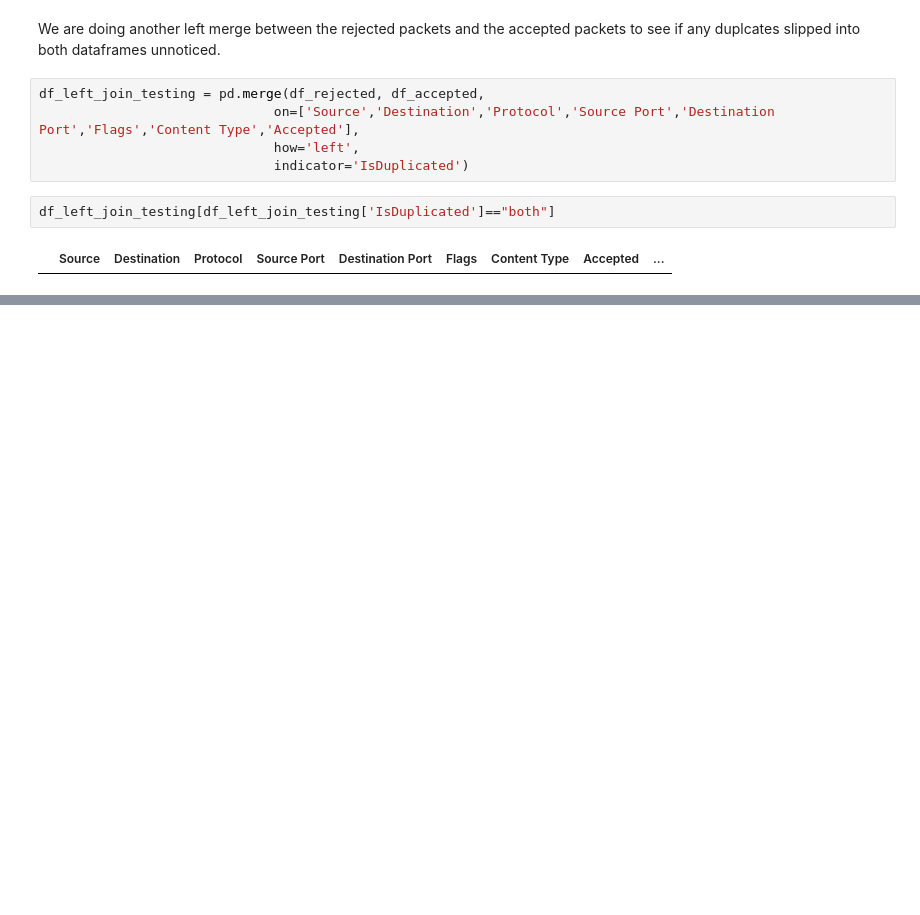
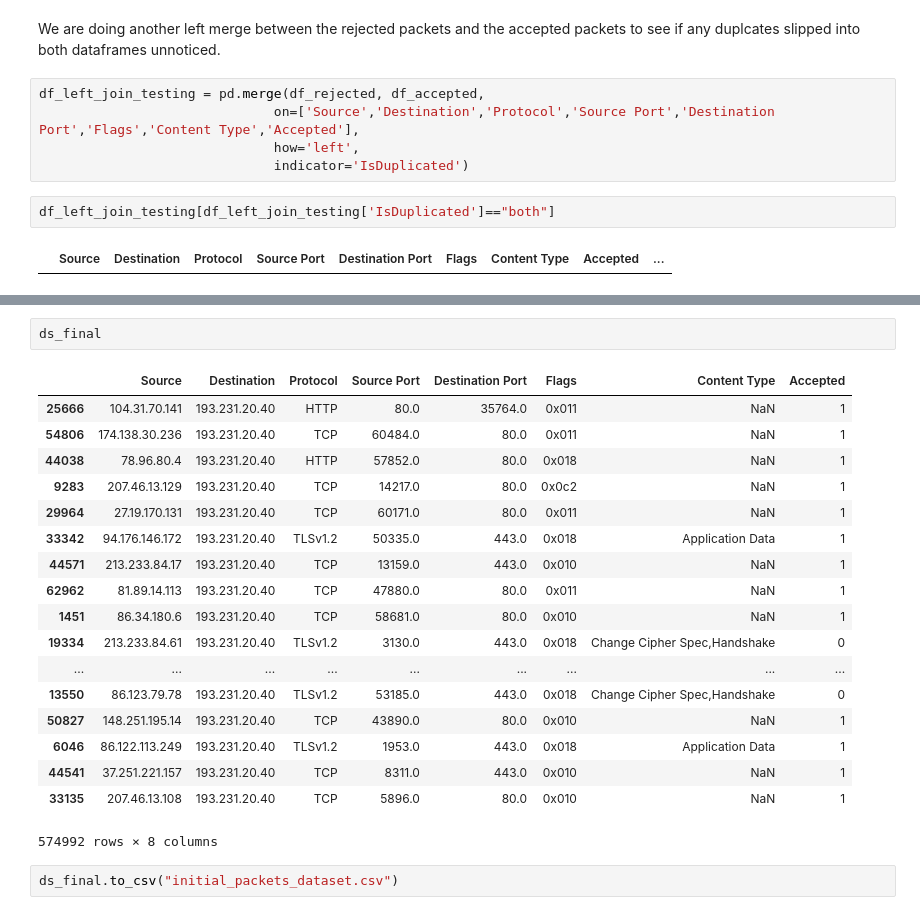
Before and after one commit to MihneaPaul/NN-Firewall, a Jupyter notebook: Network Packets - Data Preparation.ipynb, the cells around one changed output, grey strips where cells are left out. Cells and saved outputs as stored; diff of their text form; blank space fills up the shorter version.

```diff
--- a/Network Packets - Data Preparation.ipynb
+++ b/Network Packets - Data Preparation.ipynb
@@ -161,0 +188,23 @@ df_left_join_testing[df_left_join_testing['IsDuplicated']=="both"]
+# %%
+ds_final
+# %% [output]
+|  | Source | Destination | Protocol | Source Port | Destination Port | Flags | Content Type | Accepted |
+| 25666 | 104.31.70.141 | 193.231.20.40 | HTTP | 80.0 | 35764.0 | 0x011 | NaN | 1 |
+| 54806 | 174.138.30.236 | 193.231.20.40 | TCP | 60484.0 | 80.0 | 0x011 | NaN | 1 |
+| 44038 | 78.96.80.4 | 193.231.20.40 | HTTP | 57852.0 | 80.0 | 0x018 | NaN | 1 |
+| 9283 | 207.46.13.129 | 193.231.20.40 | TCP | 14217.0 | 80.0 | 0x0c2 | NaN | 1 |
+| 29964 | 27.19.170.131 | 193.231.20.40 | TCP | 60171.0 | 80.0 | 0x011 | NaN | 1 |
+| 33342 | 94.176.146.172 | 193.231.20.40 | TLSv1.2 | 50335.0 | 443.0 | 0x018 | Application Data | 1 |
+| 44571 | 213.233.84.17 | 193.231.20.40 | TCP | 13159.0 | 443.0 | 0x010 | NaN | 1 |
+| 62962 | 81.89.14.113 | 193.231.20.40 | TCP | 47880.0 | 80.0 | 0x011 | NaN | 1 |
+| 1451 | 86.34.180.6 | 193.231.20.40 | TCP | 58681.0 | 80.0 | 0x010 | NaN | 1 |
+| 19334 | 213.233.84.61 | 193.231.20.40 | TLSv1.2 | 3130.0 | 443.0 | 0x018 | Change Cipher Spec,Handshake | 0 |
+| ... | ... | ... | ... | ... | ... | ... | ... | ... |
+| 13550 | 86.123.79.78 | 193.231.20.40 | TLSv1.2 | 53185.0 | 443.0 | 0x018 | Change Cipher Spec,Handshake | 0 |
+| 50827 | 148.251.195.14 | 193.231.20.40 | TCP | 43890.0 | 80.0 | 0x010 | NaN | 1 |
+| 6046 | 86.122.113.249 | 193.231.20.40 | TLSv1.2 | 1953.0 | 443.0 | 0x018 | Application Data | 1 |
+| 44541 | 37.251.221.157 | 193.231.20.40 | TCP | 8311.0 | 443.0 | 0x010 | NaN | 1 |
+| 33135 | 207.46.13.108 | 193.231.20.40 | TCP | 5896.0 | 80.0 | 0x010 | NaN | 1 |
+574992 rows × 8 columns
+# %%
+ds_final.to_csv("initial_packets_dataset.csv")
```
Also changed, not shown: parts of 4 cells of this notebook, 2 other files.
